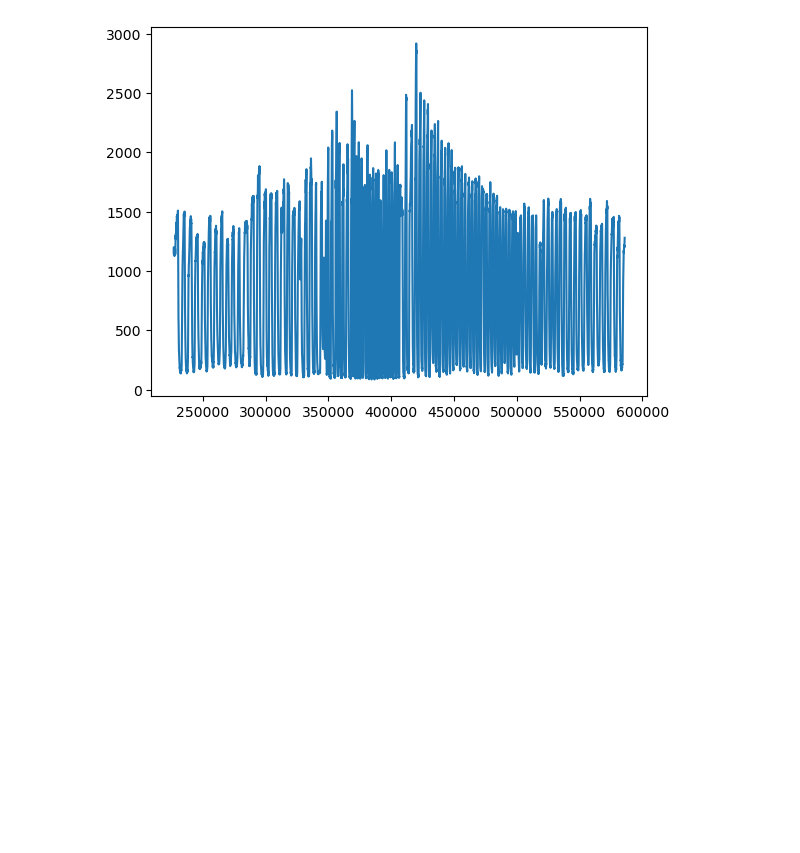
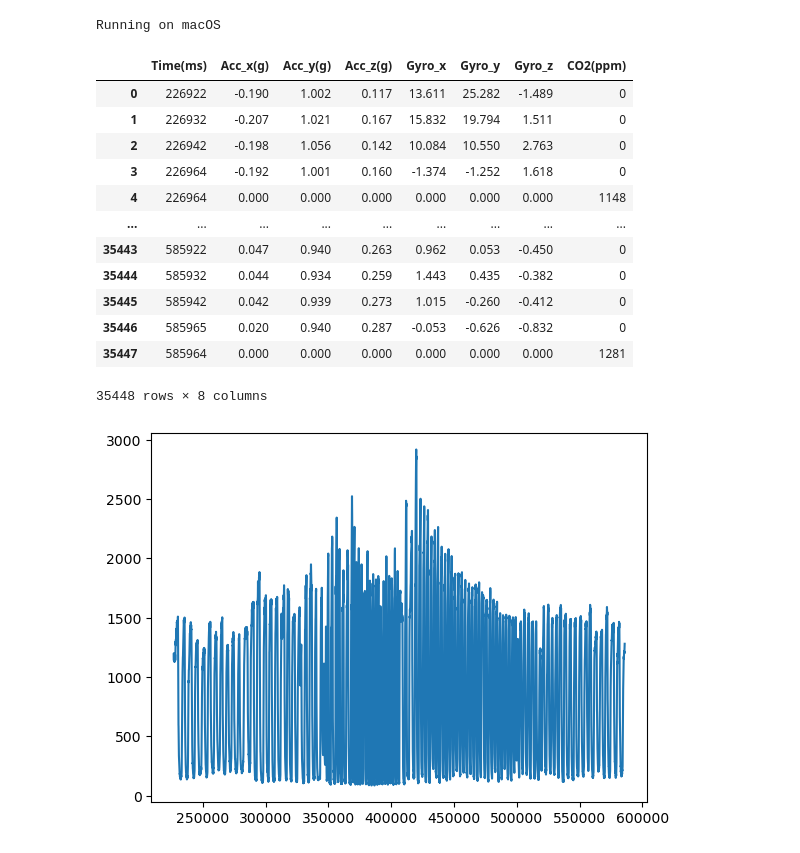
Before and after one commit to jayy-gan/fuzzy-invention, a Jupyter notebook: data-processing.ipynb, the cells around one changed output. Saved outputs shown, nothing was run; the diff lists cells and outputs as text; code cells hidden in the pictures; blank space fills up the shorter version.

Commit message:
kaan has made some changes (I started by working on the blom trial data)

```diff
--- a/data-processing.ipynb
+++ b/data-processing.ipynb
@@ -14,8 +14,33 @@ from scipy.signal import butter, lfilter, find_peaks
 import warnings
 # %%
 #Import trial data
-file_path = r"C:\Users\jgx7497\Documents\BME 390-3\Jay_Quarter2_Trial(in).csv"
+
+if os.uname().sysname == 'Darwin':
+    # macOS detected
+    print("Running on macOS")
+    file_path = "/Users/kaanborekci/Library/CloudStorage/OneDrive-NorthwesternUniversity/BME_390-1_Phrenic_Nerve/QUARTER 3/Data Analysis Code/Jay_Quarter2_Trial.csv"
+else:
+    # Not macOS
+    print("Running on another OS")
+    file_path = r"C:\Users\jgx7497\Documents\BME 390-3\Jay_Quarter2_Trial(in).csv"
+
 df = pd.read_csv(file_path)
+df
+# %% [output]
+Running on macOS
+|  | Time(ms) | Acc_x(g) | Acc_y(g) | Acc_z(g) | Gyro_x | Gyro_y | Gyro_z | CO2(ppm) |
+| 0 | 226922 | -0.190 | 1.002 | 0.117 | 13.611 | 25.282 | -1.489 | 0 |
+| 1 | 226932 | -0.207 | 1.021 | 0.167 | 15.832 | 19.794 | 1.511 | 0 |
+| 2 | 226942 | -0.198 | 1.056 | 0.142 | 10.084 | 10.550 | 2.763 | 0 |
+| 3 | 226964 | -0.192 | 1.001 | 0.160 | -1.374 | -1.252 | 1.618 | 0 |
+| 4 | 226964 | 0.000 | 0.000 | 0.000 | 0.000 | 0.000 | 0.000 | 1148 |
+| ... | ... | ... | ... | ... | ... | ... | ... | ... |
+| 35443 | 585922 | 0.047 | 0.940 | 0.263 | 0.962 | 0.053 | -0.450 | 0 |
+| 35444 | 585932 | 0.044 | 0.934 | 0.259 | 1.443 | 0.435 | -0.382 | 0 |
+| 35445 | 585942 | 0.042 | 0.939 | 0.273 | 1.015 | -0.260 | -0.412 | 0 |
+| 35446 | 585965 | 0.020 | 0.940 | 0.287 | -0.053 | -0.626 | -0.832 | 0 |
+| 35447 | 585964 | 0.000 | 0.000 | 0.000 | 0.000 | 0.000 | 0.000 | 1281 |
+35448 rows × 8 columns
 # %%
 # Read the CSV into a DataFrame.
 df = pd.read_csv(file_path)
```
